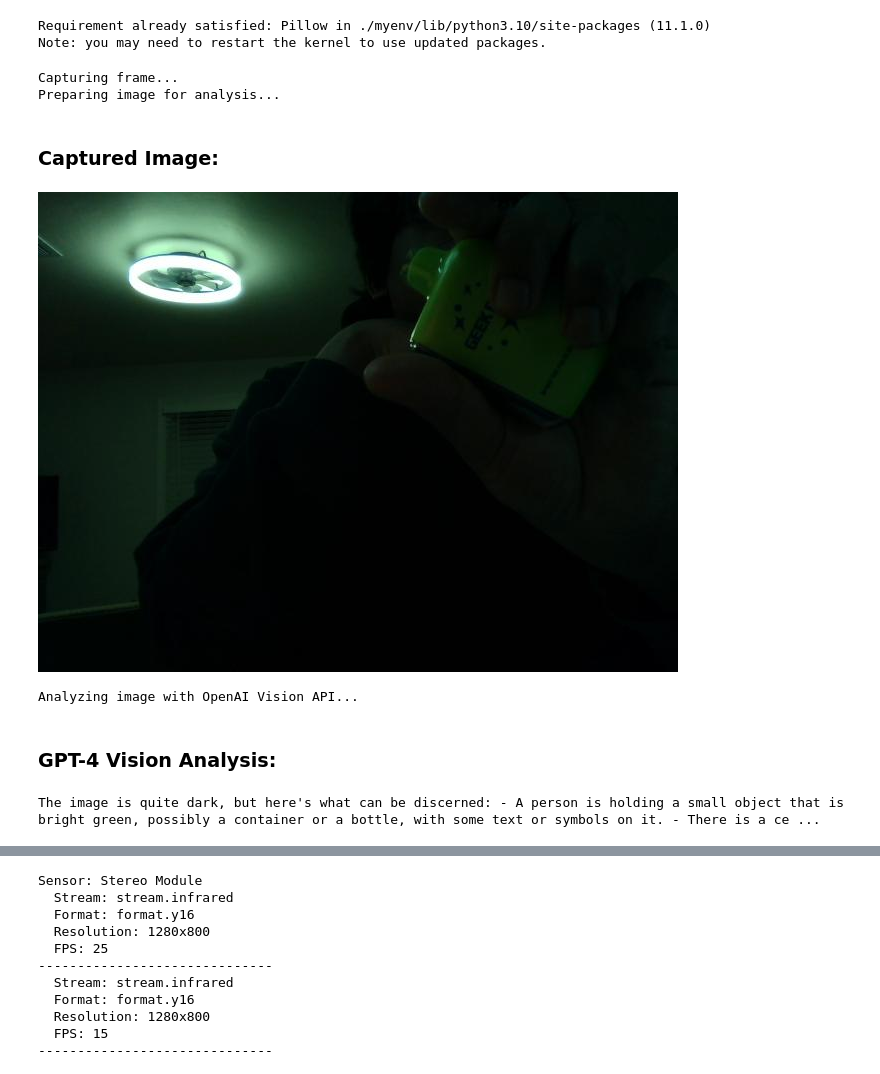
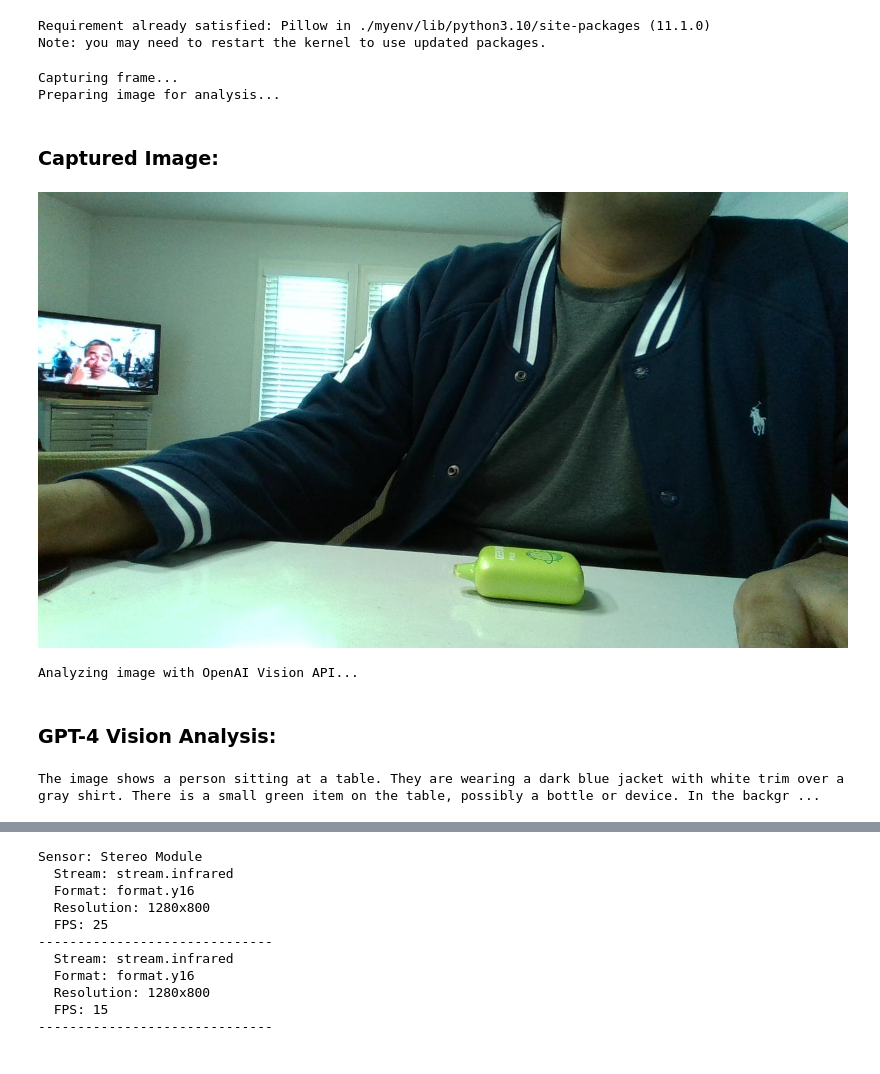
Before and after one commit to AriSenthil1012/camera, a Jupyter notebook: camerarecog.ipynb, the cells around one changed output, grey strips where cells are left out. Drawn from its saved outputs; the diff is of its cells as text; code cells hidden in the pictures.

```diff
--- a/camerarecog.ipynb
+++ b/camerarecog.ipynb
@@ -127,13 +127,18 @@ def initialize_camera():
     config = rs.config()
 
     # Enable color stream
-    config.enable_stream(rs.stream.color, 640, 480, rs.format.bgr8, 30)
+    #config.enable_stream(rs.stream.color, 640, 480, rs.format.bgr8, 30)
+    config.enable_stream(rs.stream.color, 1280, 720, rs.format.bgr8, 30)
 
     # Start streaming
     pipe.start(config)
     return pipe
 
 def capture_frame(pipe):
+
+    # Skip initial frames to stabilize the camera
+    for _ in range(20):
+        pipe.wait_for_frames()
     # Wait for a coherent pair of frames
     frames = pipe.wait_for_frames()
     color_frame = frames.get_color_frame()
@@ -196,34 +201,34 @@ OPENAI_API_KEY = "sk-proj-hCDuVkOvk-6Gos5S-mTCYxx-Sc4FSlFA002MHqliArUNUr7fed0Rh-
 # Capture and analyze a frame
 pipe = initialize_camera()
 
 try:
     # Capture frame
     print("Capturing frame...")
     frame = capture_frame(pipe)
 
     if frame is not None:
         # Prepare image
         print("Preparing image for analysis...")
         base64_image, jpeg_bytes = prepare_image_for_api(frame)
 
         # Display the captured image
         display(HTML("<h3>Captured Image:</h3>"))
         display(IPImage(data=jpeg_bytes))
 
         # Analyze and display results
         print("\nAnalyzing image with OpenAI Vision API...")
         result = analyze_image_with_openai(base64_image, OPENAI_API_KEY)
 
         display(HTML("<h3>GPT-4 Vision Analysis:</h3>"))
         display(HTML(f"<div style='background-color: #f0f0f0; padding: 15px; border-radius: 5px;'>{result}</div>"))
 
 finally:
     pipe.stop()
 # %% [output]
 Capturing frame...
 Preparing image for analysis...
 Captured Image:
-[figure, old version]
+[figure, new version]
 Analyzing image with OpenAI Vision API...
 GPT-4 Vision Analysis:
-The image is quite dark, but here's what can be discerned: - A person is holding a small object that is bright green, possibly a container or a bottle, with some text or symbols on it. - There is a ce ...
+The image shows a person sitting at a table. They are wearing a dark blue jacket with white trim over a gray shirt. There is a small green item on the table, possibly a bottle or device. In the backgr ...
```
Also changed, not shown: parts of 7 cells of this notebook, 14 other files.
